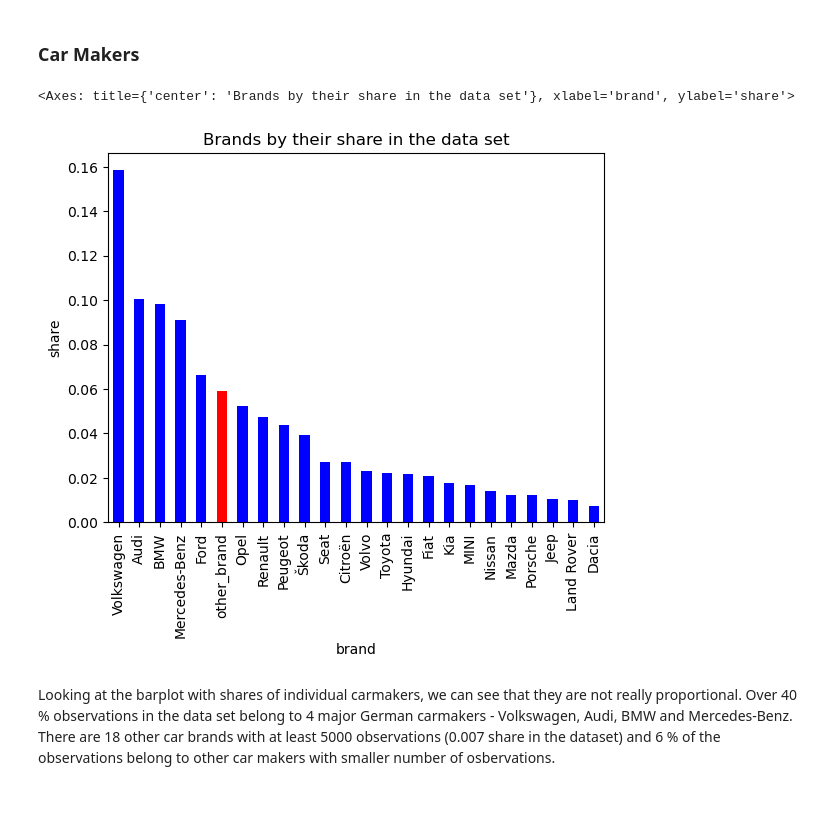
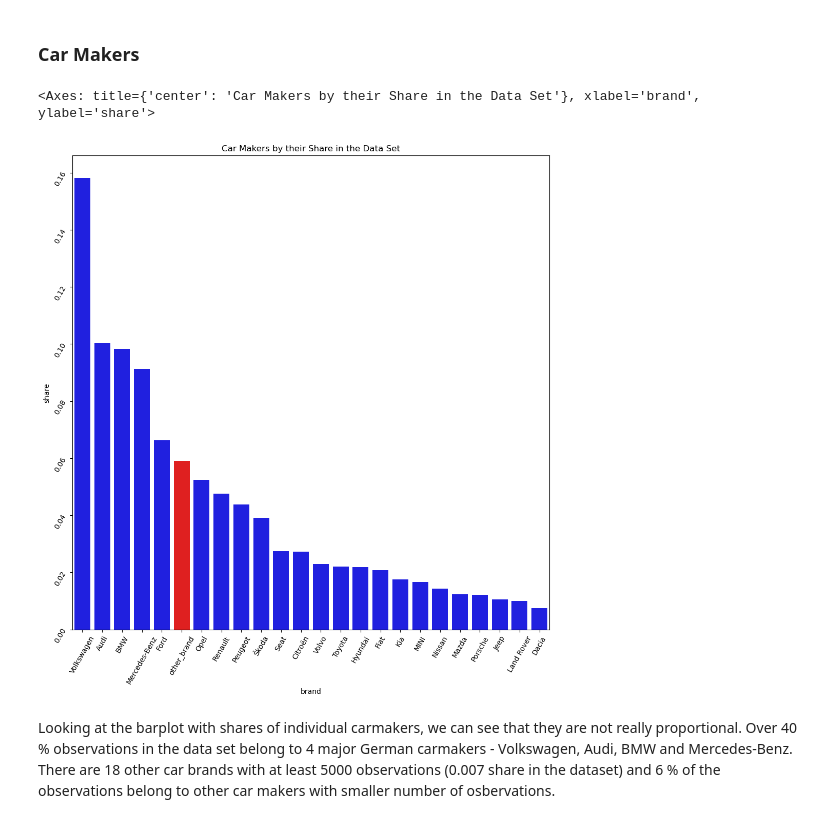
Before and after one commit to honzaz1234/ml_cars, a Jupyter notebook: reports/data_exploration.ipynb, the cells around one changed output. Saved outputs shown, nothing was run; the diff lists cells and outputs as text; code cells hidden in the pictures.

Commit message:
data exploration v4

```diff
--- a/reports/data_exploration.ipynb
+++ b/reports/data_exploration.ipynb
@@ -8,6 +13,14 @@ import pandas as pd
 import seaborn as sns
 from functions import *
 from matplotlib.dates import DateFormatter
+# %%
+#graphics set up
+#single plot set up
+fig_width = 12
+fig_height = 12
+##grid plots set up
+fontsize_grid = 30
+y_grid = 0.93
 # %%
 #read data
 data = pd.read_csv("../data/car_data.csv")
@@ -116,10 +138,13 @@ Looking more closely on the individual values of categorical variables in the da
 ### Car Makers
 # %%
 carmakers_df =  create_share_df(df=data, col="brand", min_threshold=carmaker_min, color="blue", color_other="red")
-carmakers_df["share"].plot.bar(ylabel="share", title="Brands by their share in the data set", color=carmakers_df["colours"])
+fig,ax = plt.subplots(figsize=(fig_width, fig_height))
+ax.set_title("Car Makers by their Share in the Data Set")
+ax.tick_params(labelrotation=60)
+sns.barplot(data=carmakers_df, x=carmakers_df.index, y="share",palette=carmakers_df["colours"], ax=ax)
 # %% [output]
-<Axes: title={'center': 'Brands by their share in the data set'}, xlabel='brand', ylabel='share'>
+<Axes: title={'center': 'Car Makers by their Share in the Data Set'}, xlabel='brand', ylabel='share'>
-[figure, old version]
+[figure, new version]
 # %% [markdown]
 Looking at the barplot with shares of individual carmakers, we can see that they are not really proportional. Over 40 % observations in the data set belong to 4 major German carmakers - Volkswagen, Audi, BMW and Mercedes-Benz. There are 18 other car brands with at least 5000 observations (0.007 share in the dataset) and 6 % of the observations belong to other car makers with smaller number of osbervations.
 # %% [markdown]
```
Also changed, not shown: parts of 24 cells of this notebook.
